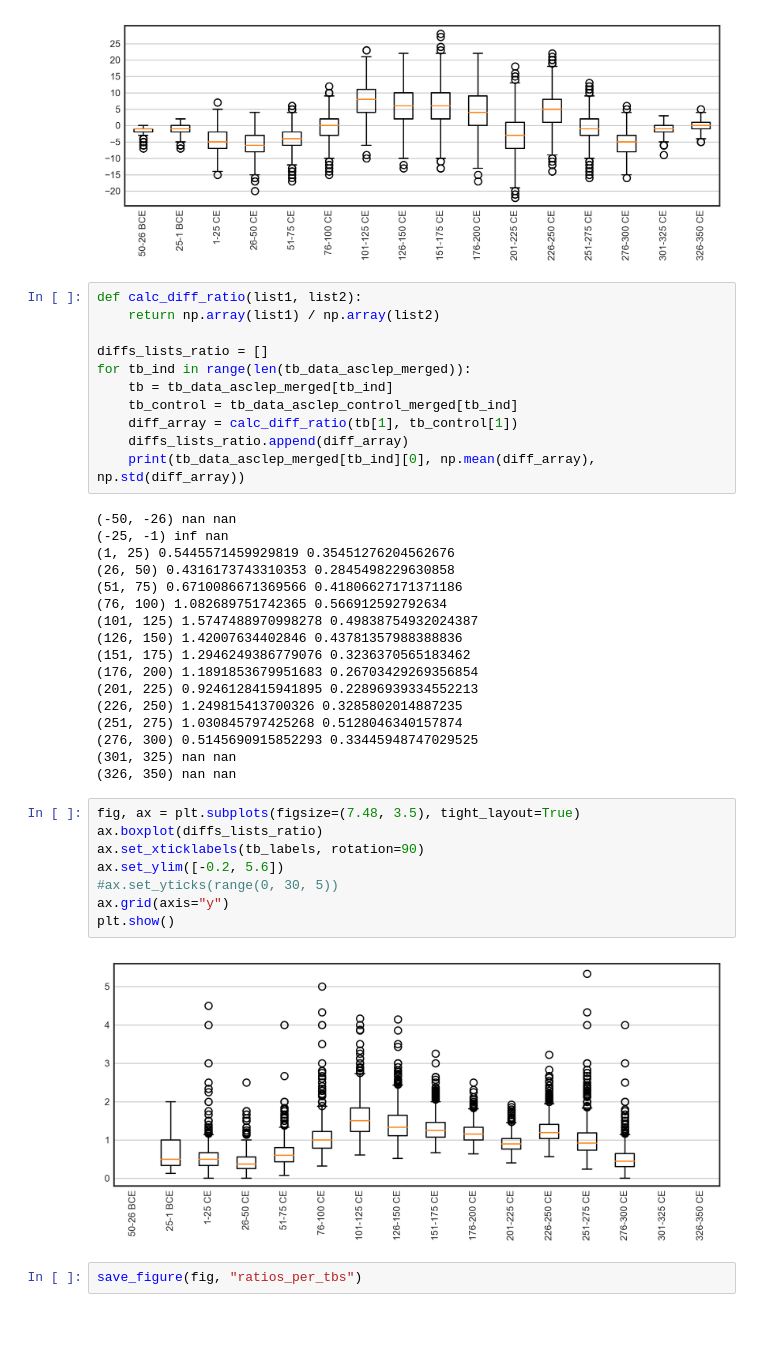
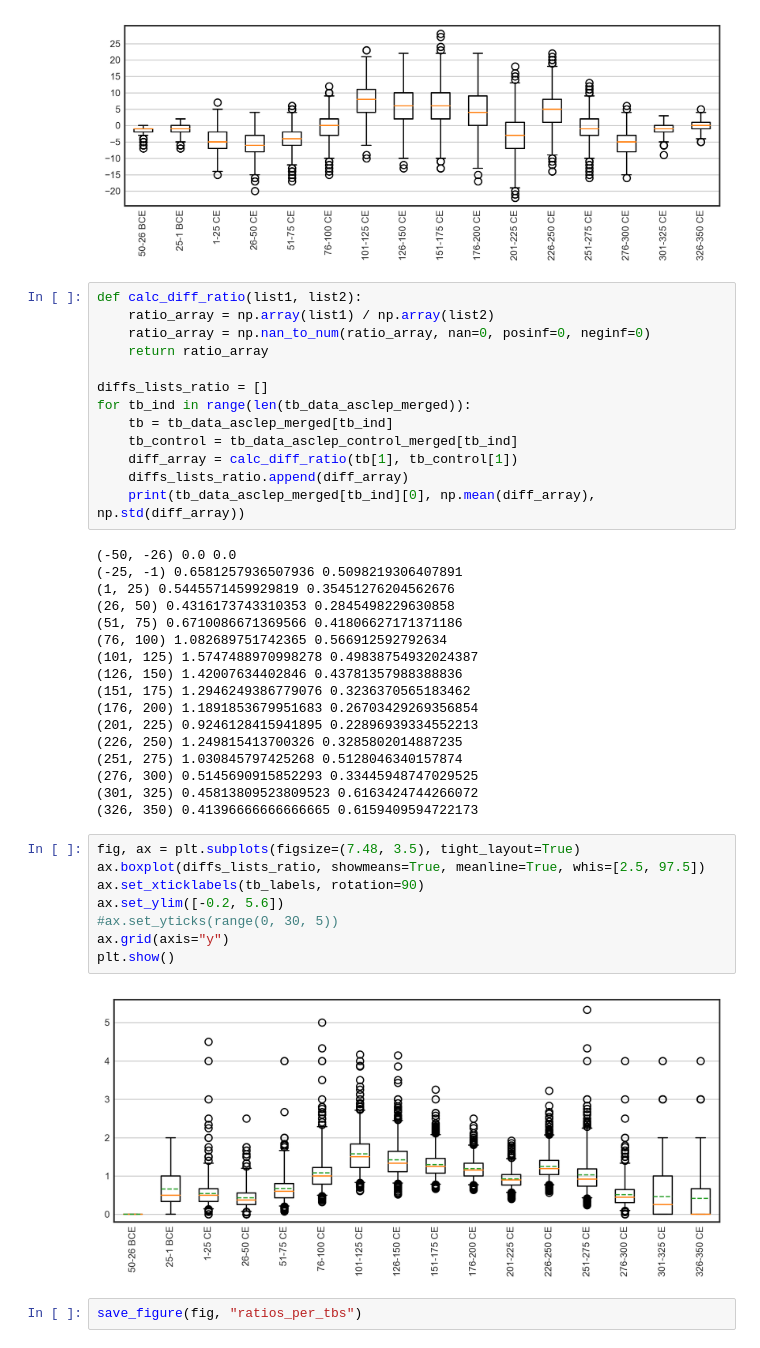
Before and after one commit to sdam-au/ASCNET, a Jupyter notebook: scripts/2_temporal.ipynb, the cells around one changed output. Cells and saved outputs as stored; diff of their text form.

```diff
--- a/scripts/2_temporal.ipynb
+++ b/scripts/2_temporal.ipynb
@@ -612,7 +652,9 @@ plt.show()
 [figure]
 # %%
 def calc_diff_ratio(list1, list2):
-    return np.array(list1) / np.array(list2)
+    ratio_array = np.array(list1) / np.array(list2)
+    ratio_array = np.nan_to_num(ratio_array, nan=0, posinf=0, neginf=0)
+    return ratio_array
 
 diffs_lists_ratio = []
 for tb_ind in range(len(tb_data_asclep_merged)):
@@ -622,8 +664,8 @@ for tb_ind in range(len(tb_data_asclep_merged)):
     diffs_lists_ratio.append(diff_array)
     print(tb_data_asclep_merged[tb_ind][0], np.mean(diff_array), np.std(diff_array))
 # %% [output]
-(-50, -26) nan nan
-(-25, -1) inf nan
+(-50, -26) 0.0 0.0
+(-25, -1) 0.6581257936507936 0.5098219306407891
 (1, 25) 0.5445571459929819 0.35451276204562676
 (26, 50) 0.4316173743310353 0.2845498229630858
 (51, 75) 0.6710086671369566 0.41806627171371186
@@ -636,18 +678,18 @@ for tb_ind in range(len(tb_data_asclep_merged)):
 (226, 250) 1.249815413700326 0.3285802014887235
 (251, 275) 1.030845797425268 0.5128046340157874
 (276, 300) 0.5145690915852293 0.33445948747029525
-(301, 325) nan nan
-(326, 350) nan nan
+(301, 325) 0.45813809523809523 0.6163424744266072
+(326, 350) 0.41396666666666665 0.6159409594722173
 # %%
 fig, ax = plt.subplots(figsize=(7.48, 3.5), tight_layout=True)
-ax.boxplot(diffs_lists_ratio)
+ax.boxplot(diffs_lists_ratio, showmeans=True, meanline=True, whis=[2.5, 97.5])
 ax.set_xticklabels(tb_labels, rotation=90)
 ax.set_ylim([-0.2, 5.6])
 #ax.set_yticks(range(0, 30, 5))
 ax.grid(axis="y")
 plt.show()
 # %% [output]
-[figure, old version]
+[figure, new version]
 # %%
 save_figure(fig, "ratios_per_tbs")
 # %%
```
Also changed, not shown: parts of 8 cells of this notebook, 6 other files.
